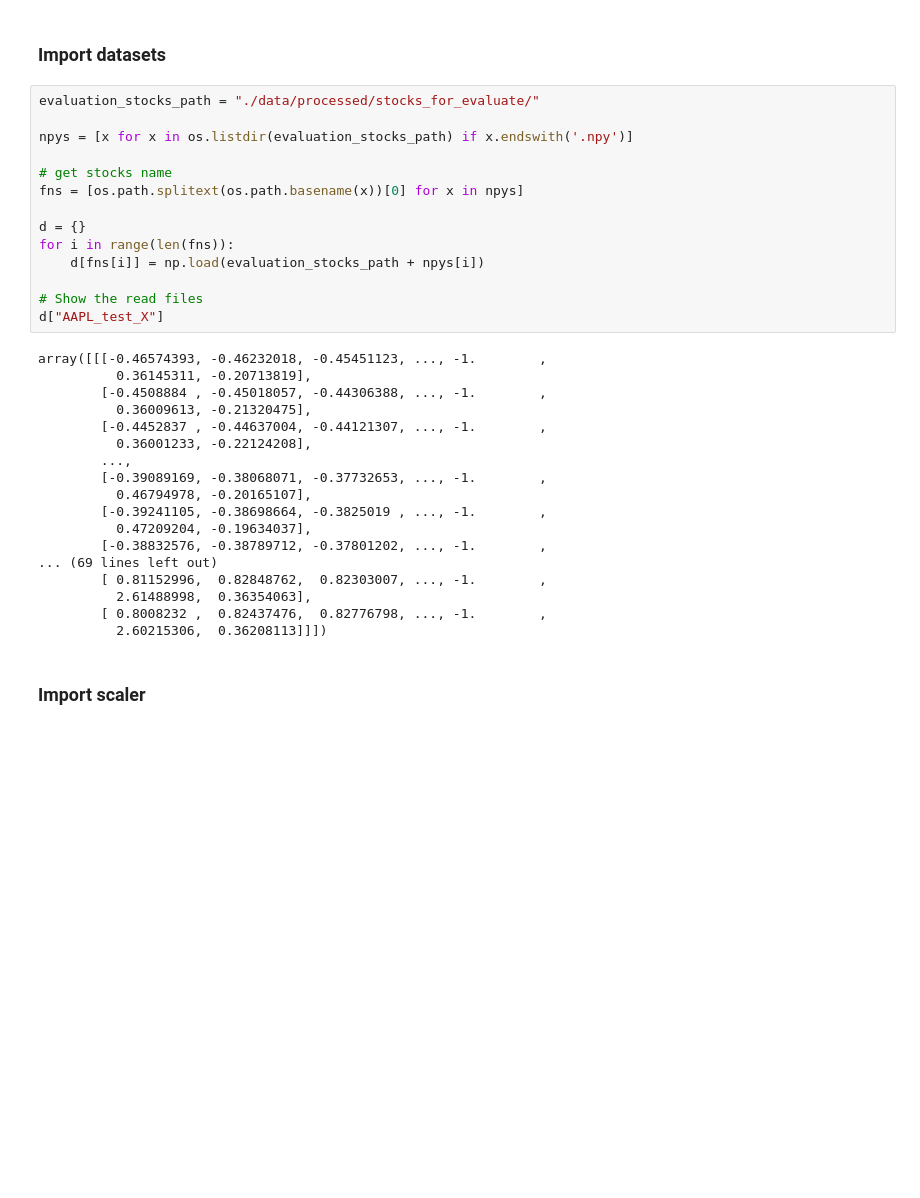
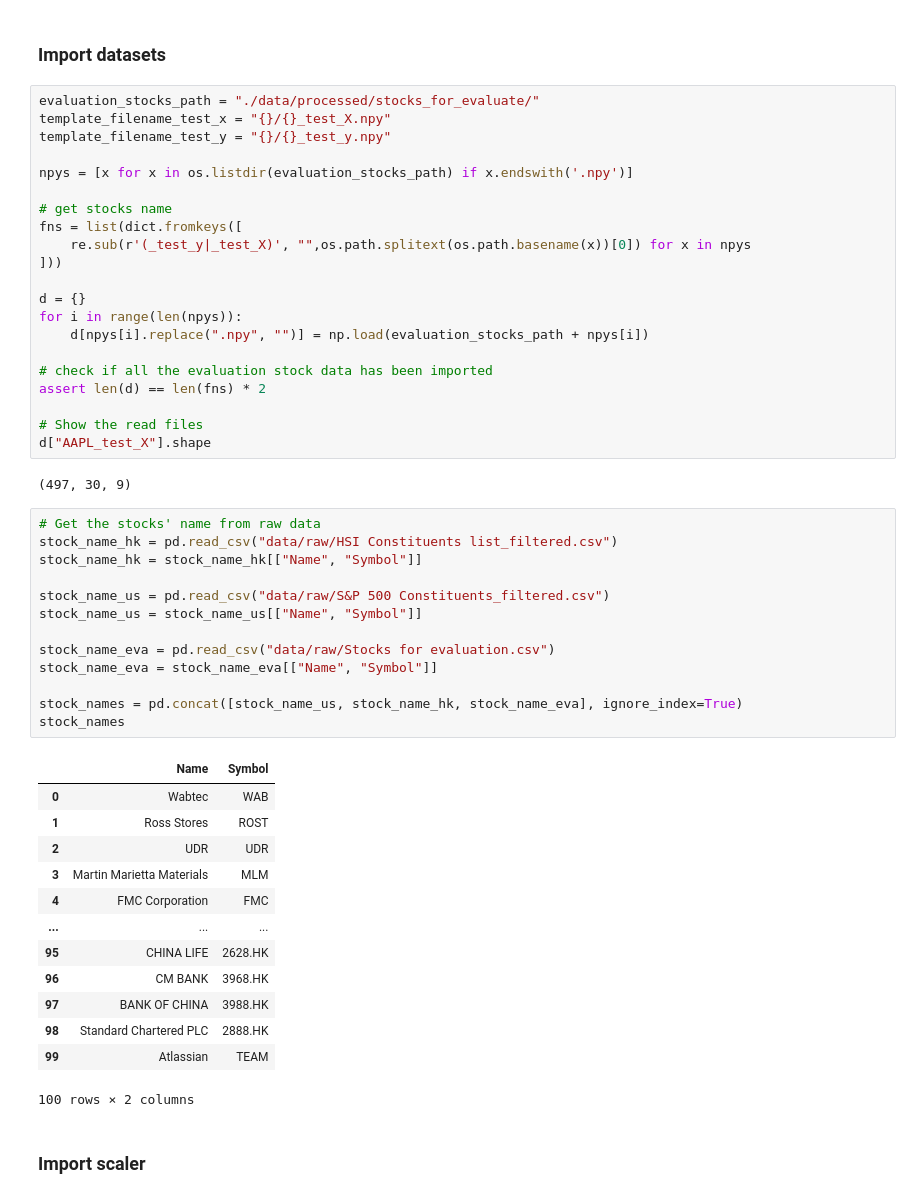
Before and after one commit to wilsonvolker/comparative-study-bgru-gan-model, a Jupyter notebook: 4. Model Evaluation.ipynb, the cells around one changed output. Cells and saved outputs as stored; diff of their text form; blank space fills up the shorter version.

```diff
--- a/4. Model Evaluation.ipynb
+++ b/4. Model Evaluation.ipynb
@@ -60,36 +77,54 @@ def plot_predicted_price(predicted_y, actual_y, title, predicted_y_legend_label,
 ### Import datasets
 # %%
 evaluation_stocks_path = "./data/processed/stocks_for_evaluate/"
+template_filename_test_x = "{}/{}_test_X.npy"
+template_filename_test_y = "{}/{}_test_y.npy"
 
 npys = [x for x in os.listdir(evaluation_stocks_path) if x.endswith('.npy')]
 
 # get stocks name
-fns = [os.path.splitext(os.path.basename(x))[0] for x in npys]
+fns = list(dict.fromkeys([
+    re.sub(r'(_test_y|_test_X)', "",os.path.splitext(os.path.basename(x))[0]) for x in npys
+]))
 
 d = {}
-for i in range(len(fns)):
-    d[fns[i]] = np.load(evaluation_stocks_path + npys[i])
+for i in range(len(npys)):
+    d[npys[i].replace(".npy", "")] = np.load(evaluation_stocks_path + npys[i])
+
+# check if all the evaluation stock data has been imported
+assert len(d) == len(fns) * 2
 
 # Show the read files
-d["AAPL_test_X"]
+d["AAPL_test_X"].shape
 # %% [output]
-array([[[-0.46574393, -0.46232018, -0.45451123, ..., -1.        ,
-          0.36145311, -0.20713819],
-        [-0.4508884 , -0.45018057, -0.44306388, ..., -1.        ,
-          0.36009613, -0.21320475],
-        [-0.4452837 , -0.44637004, -0.44121307, ..., -1.        ,
-          0.36001233, -0.22124208],
-        ...,
-        [-0.39089169, -0.38068071, -0.37732653, ..., -1.        ,
-          0.46794978, -0.20165107],
-        [-0.39241105, -0.38698664, -0.3825019 , ..., -1.        ,
-          0.47209204, -0.19634037],
-        [-0.38832576, -0.38789712, -0.37801202, ..., -1.        ,
-... (69 lines left out)
-        [ 0.81152996,  0.82848762,  0.82303007, ..., -1.        ,
-          2.61488998,  0.36354063],
-        [ 0.8008232 ,  0.82437476,  0.82776798, ..., -1.        ,
-          2.60215306,  0.36208113]]])
+(497, 30, 9)
+# %%
+# Get the stocks' name from raw data
+stock_name_hk = pd.read_csv("data/raw/HSI Constituents list_filtered.csv")
+stock_name_hk = stock_name_hk[["Name", "Symbol"]]
+
+stock_name_us = pd.read_csv("data/raw/S&P 500 Constituents_filtered.csv")
+stock_name_us = stock_name_us[["Name", "Symbol"]]
+
+stock_name_eva = pd.read_csv("data/raw/Stocks for evaluation.csv")
+stock_name_eva = stock_name_eva[["Name", "Symbol"]]
+
+stock_names = pd.concat([stock_name_us, stock_name_hk, stock_name_eva], ignore_index=True)
+stock_names
+# %% [output]
+|  | Name | Symbol |
+| 0 | Wabtec | WAB |
+| 1 | Ross Stores | ROST |
+| 2 | UDR | UDR |
+| 3 | Martin Marietta Materials | MLM |
+| 4 | FMC Corporation | FMC |
+| ... | ... | ... |
+| 95 | CHINA LIFE | 2628.HK |
+| 96 | CM BANK | 3968.HK |
+| 97 | BANK OF CHINA | 3988.HK |
+| 98 | Standard Chartered PLC | 2888.HK |
+| 99 | Atlassian | TEAM |
+100 rows × 2 columns
 # %% [markdown]
 ### Import scaler
 # %%
```
Also changed, not shown: parts of 18 cells of this notebook, 1 other file.
